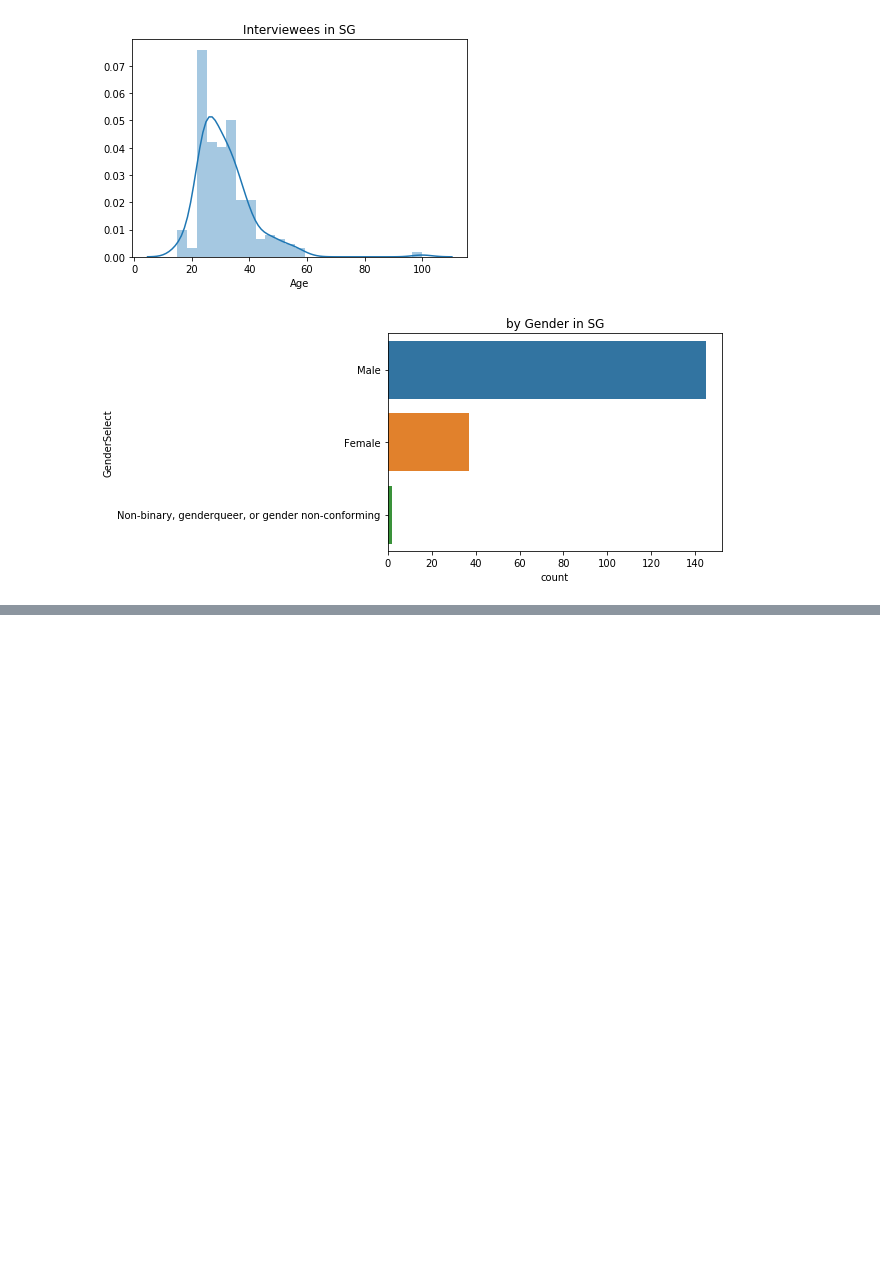
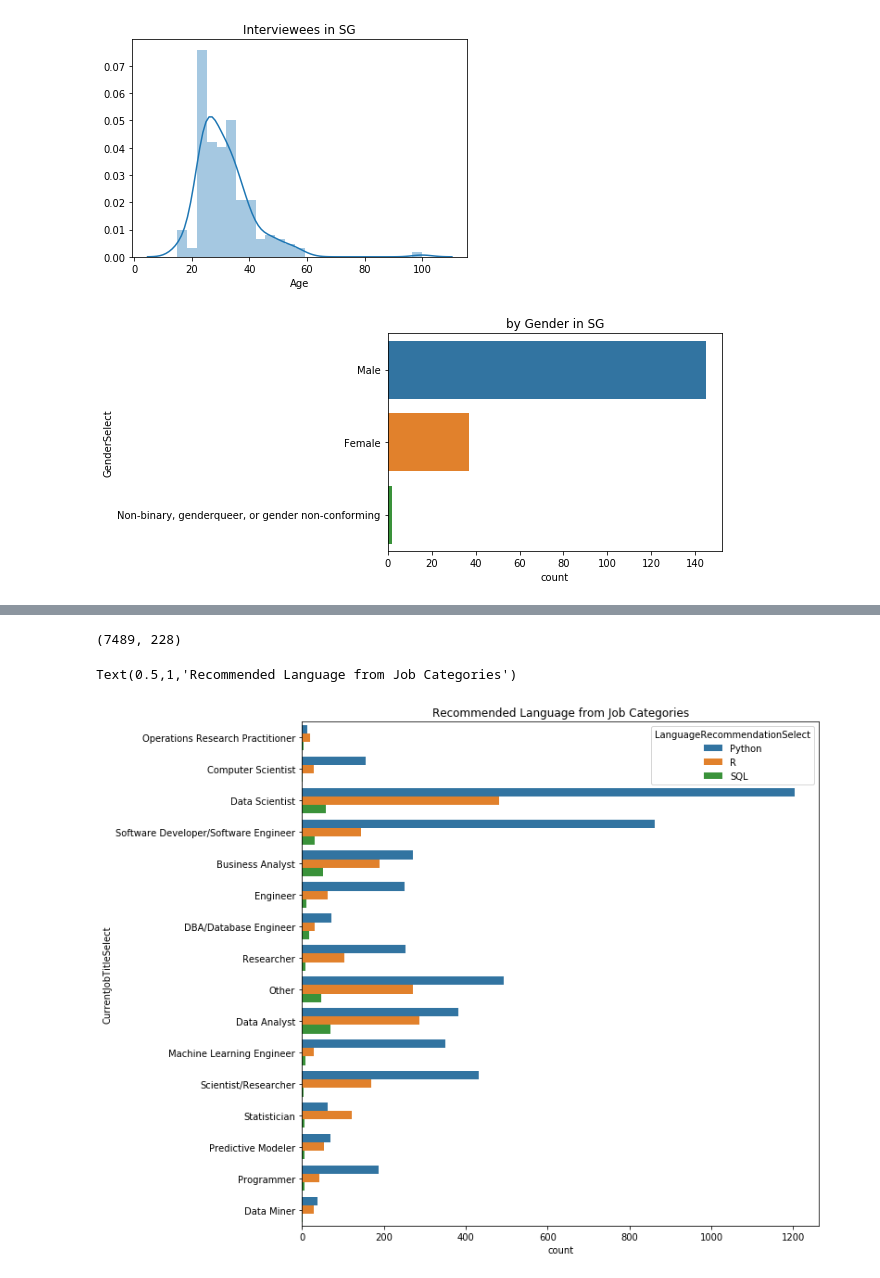
Before and after one commit to qsang86/Kaggle-ML-and-Data-Science-Survey-2017, a Jupyter notebook: script/Kaggle ML DS Survey 2017.ipynb, the cells around one changed output, grey strips where cells are left out. Saved outputs shown, nothing was run; the diff lists cells and outputs as text; code cells hidden in the pictures; blank space fills up the shorter version.

```diff
--- a/script/Kaggle ML DS Survey 2017.ipynb
+++ b/script/Kaggle ML DS Survey 2017.ipynb
@@ -170,0 +198,14 @@ Number of interviewees in SG: 184
+# %%
+lr = mcq['LanguageRecommendationSelect']
+data = mcq[(mcq['CurrentJobTitleSelect'].notnull()) & (
+(lr == 'Python') | (lr == 'R') | (lr == 'SQL'))]
+print(data.shape)
+plot.figure(figsize=(10, 10))
+sns.countplot(y='CurrentJobTitleSelect',
+ hue='LanguageRecommendationSelect',
+ data=data)
+plot.title('Recommended Language from Job Categories')
+# %% [output]
+(7489, 228)
+Text(0.5,1,'Recommended Language from Job Categories')
+[figure, added]
```
Also changed, not shown: parts of 6 cells of this notebook.
